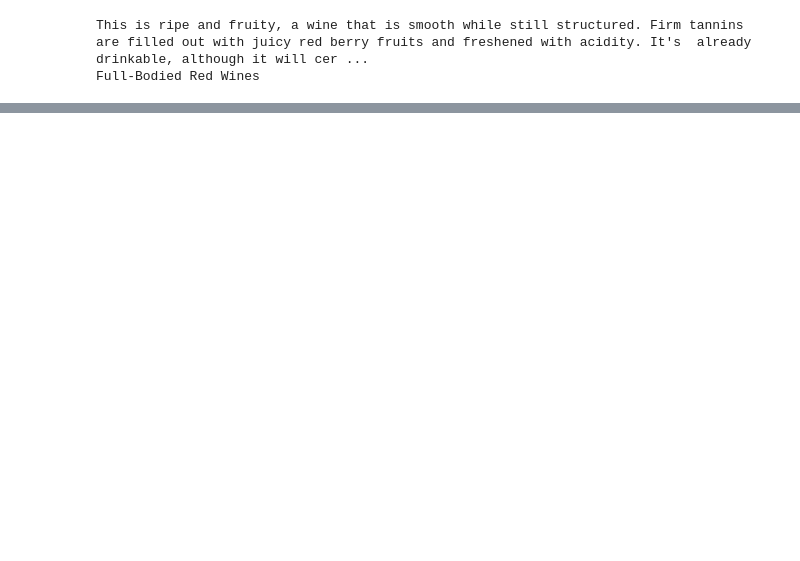
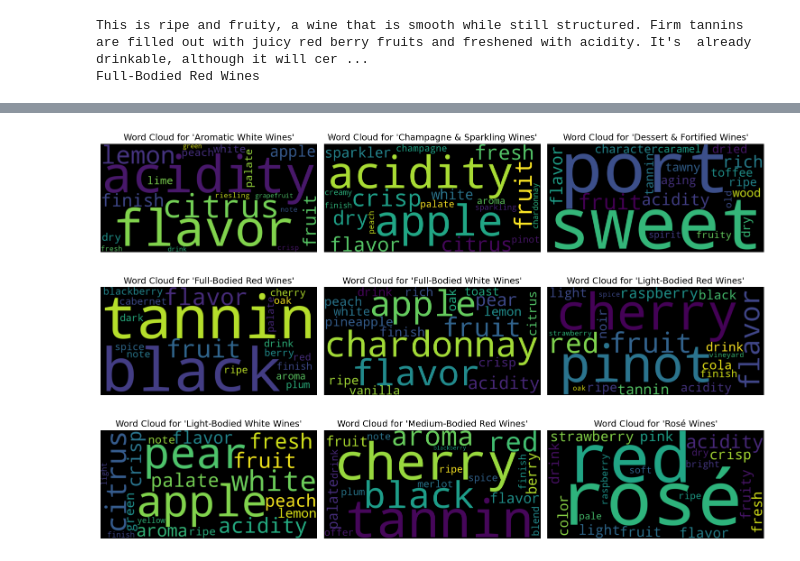
Before and after one commit to isidora00/ML_StudyBuddy, a Jupyter notebook: wine_reviews.ipynb, the cells around one changed output, grey strips where cells are left out. Saved outputs shown, nothing was run; the diff lists cells and outputs as text; code cells hidden in the pictures; blank space fills up the shorter version.

```diff
--- a/wine_reviews.ipynb
+++ b/wine_reviews.ipynb
@@ -219,9 +330,0 @@ Iz matrice konfuzije vidimo da model češće zameni jako crno vino sa laganim c
-# %%
-feature_names = tfidf_vectorizer.get_feature_names_out()
-
-log_probabilities = nb_classifier.feature_log_prob_
-log_prob_df = pd.DataFrame(log_probabilities, columns=feature_names, index=nb_classifier.classes_)
-for category in nb_classifier.classes_:
-    print(f"\nTop words for '{category}':")
-    top_words = log_prob_df.loc[category].sort_values(ascending=False).head(10)
-    print(top_words)
@@ -245,0 +371,28 @@ Name: Rosé Wines, dtype: float64
+# %%
+feature_names = tfidf_vectorizer.get_feature_names_out()
+log_probabilities = nb_classifier.feature_log_prob_
+log_prob_df = pd.DataFrame(log_probabilities, columns=feature_names, index=nb_classifier.classes_)
+
+def generate_word_cloud(category, log_prob_df, num_words=20):
+    top_words = log_prob_df.loc[category].sort_values(ascending=False).head(num_words)
+    word_freq = {word: value for word, value in top_words.items() if word != 'wine'}
+    wordcloud = WordCloud(width=800, height=400).generate_from_frequencies(word_freq)
+    return wordcloud
+
+
+fig, axs = plt.subplots(3, 3, figsize=(15, 10))
+axs = axs.flatten()
+
+for i, category in enumerate(nb_classifier.classes_):
+    wordcloud = generate_word_cloud(category, log_prob_df)
+    axs[i].imshow(wordcloud, interpolation='bilinear')
+    axs[i].axis('off')
+    axs[i].set_title(f"Word Cloud for '{category}'", fontsize=14)
+
+for j in range(i + 1, 9):
+    axs[j].axis('off')
+
+plt.tight_layout()
+plt.show()
+# %% [output]
+[figure, added]
```
Also changed, not shown: parts of 47 cells of this notebook, 3 other files.
